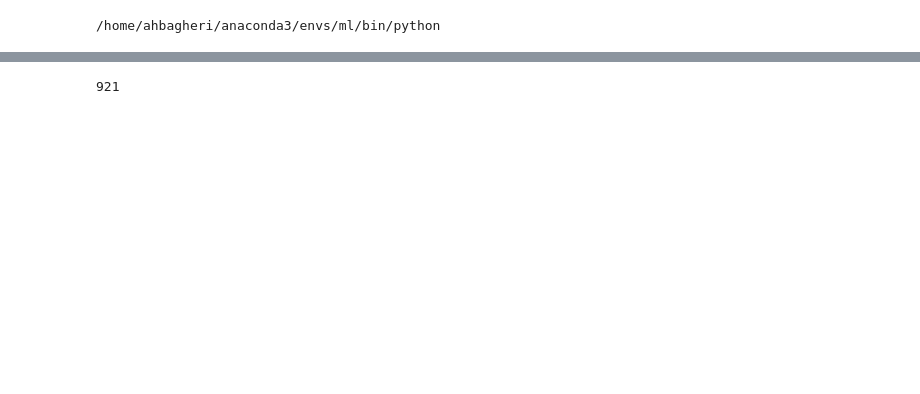
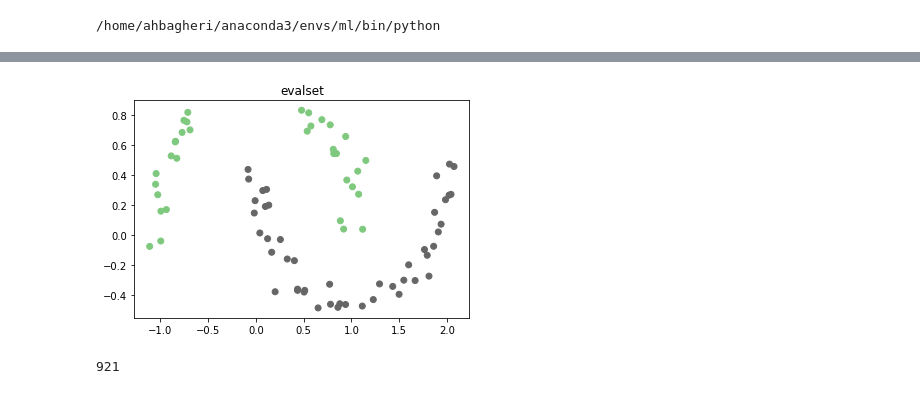
Before and after one commit to ahbagheri01/Interpolation_consistency_training, a Jupyter notebook: ICT.ipynb, the cells around one changed output, grey strips where cells are left out. Drawn from its saved outputs; the diff is of its cells as text; code cells hidden in the pictures; blank space fills up the shorter version.

```diff
--- a/ICT.ipynb
+++ b/ICT.ipynb
@@ -36,3 +36,17 @@ plt.title("Half moons with missing labels");
+# %%
+index = (y_ssml == -1)
+unlabeldX = x[index]
+labaled = x[~index]
+Y = y_ssml[~index]
+xval, yval = datasets.make_moons(n_samples= int(n_samples/10), noise=noise)
+evalindex = np.where((xval[:,1] >= -0.5) & (xval[:,1] <= 0.9))[0]
+xval = xval[evalindex]
+yval = yval[evalindex]
+# %%
+plt.scatter(*xval.T, c=yval, cmap=plt.cm.Accent)
+plt.title("evalset");
+# %% [output]
+[figure, added]
 # %%
 class Classifier(nn.Module):
     def __init__(self):
```
Also changed, not shown: parts of 9 cells of this notebook.
